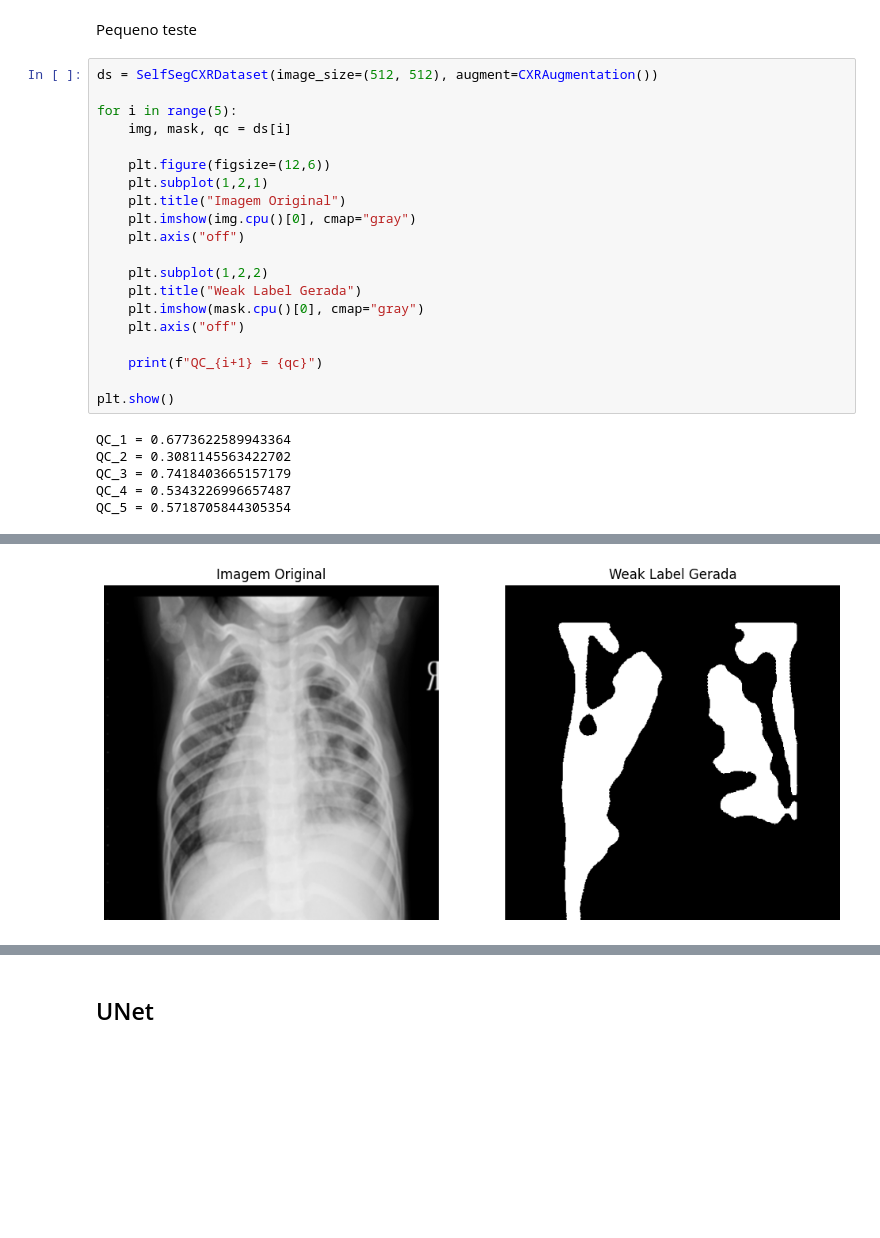
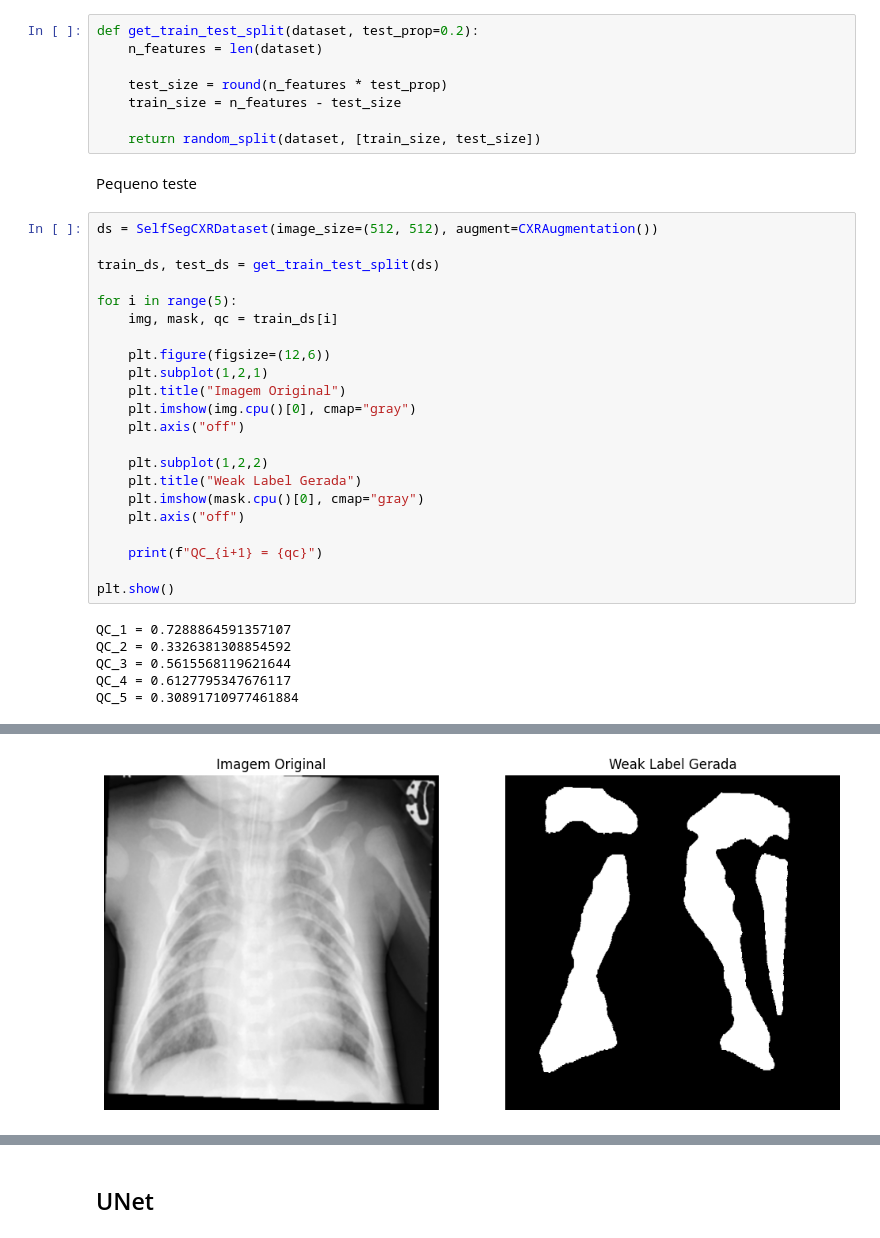
Before and after one commit to samullima/Self-supervised-learning-for-label-free-segmentation, a Jupyter notebook: teste.ipynb, the cells around one changed output, grey strips where cells are left out. Cells and saved outputs as stored; diff of their text form; blank space fills up the shorter version.

Commit message:
add: adicionada partição do dataset

```diff
--- a/teste.ipynb
+++ b/teste.ipynb
@@ -278,10 +280,20 @@ class CXRAugmentation:
+# %%
+def get_train_test_split(dataset, test_prop=0.2):
+    n_features = len(dataset)
+
+    test_size = round(n_features * test_prop)
+    train_size = n_features - test_size
+
+    return random_split(dataset, [train_size, test_size])
 # %% [markdown]
 Pequeno teste
 # %%
 ds = SelfSegCXRDataset(image_size=(512, 512), augment=CXRAugmentation())
 
+train_ds, test_ds = get_train_test_split(ds)
+
 for i in range(5):
-    img, mask, qc = ds[i]
+    img, mask, qc = train_ds[i]
 
     plt.figure(figsize=(12,6))
     plt.subplot(1,2,1)
@@ -298,8 +310,8 @@ for i in range(5):
 
 plt.show()
 # %% [output]
-QC_1 = 0.6773622589943364
-QC_2 = 0.3081145563422702
-QC_3 = 0.7418403665157179
-QC_4 = 0.5343226996657487
-QC_5 = 0.5718705844305354
+QC_1 = 0.7288864591357107
+QC_2 = 0.3326381308854592
+QC_3 = 0.5615568119621644
+QC_4 = 0.6127795347676117
+QC_5 = 0.30891710977461884
@@ -309 +321 @@ QC_5 = 0.5718705844305354
-[figure, old version]
+[figure, new version]
```
Also changed, not shown: parts of 3 cells of this notebook.
